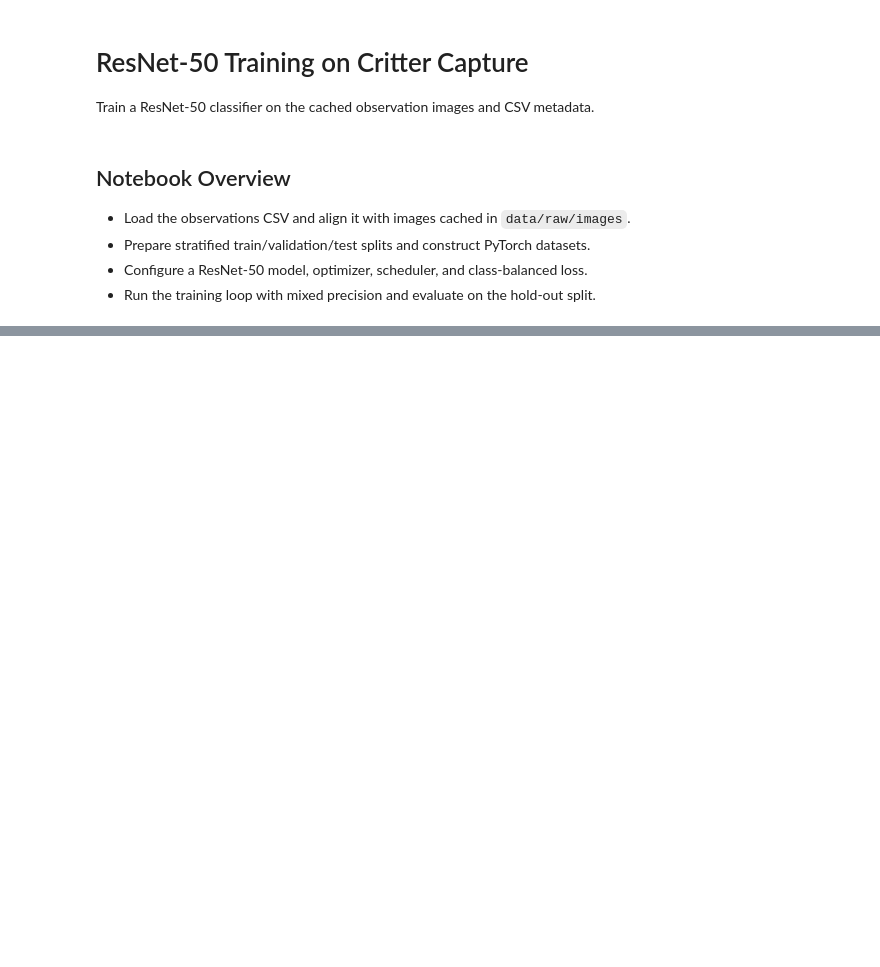
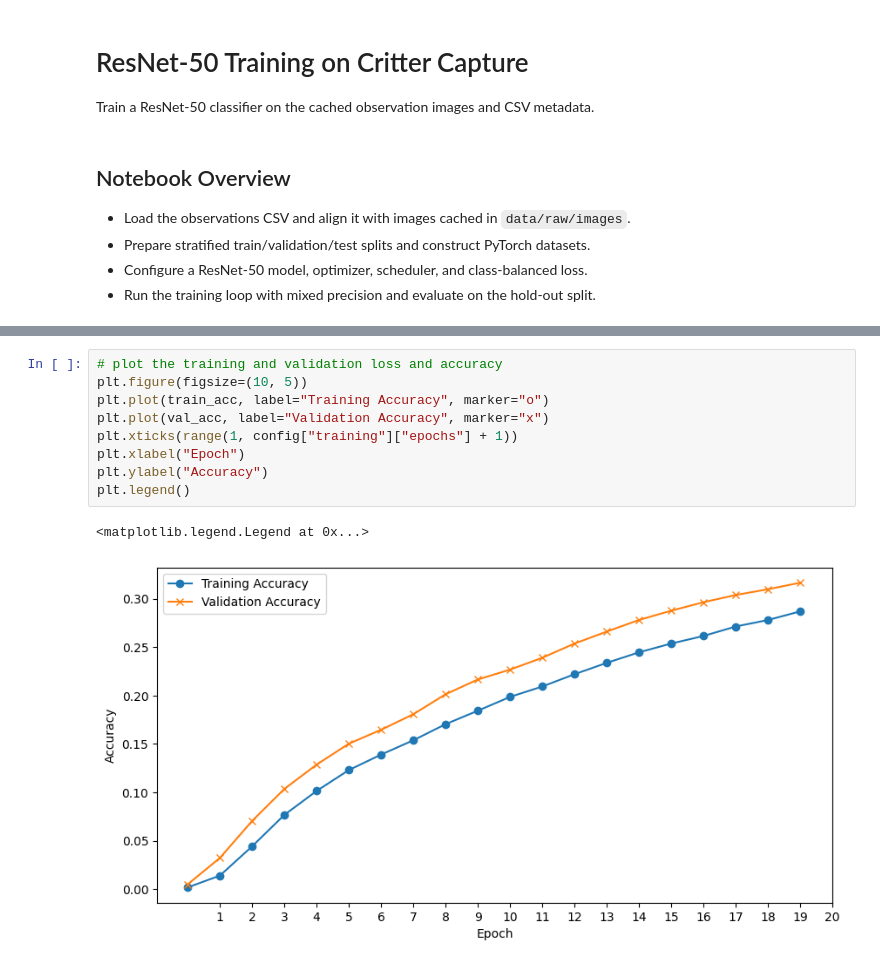
Before and after one commit to prototypeanugrah/critter-capture, a Jupyter notebook: notebooks/train_resnet50.ipynb, the cells around one changed output, grey strips where cells are left out. Drawn from its saved outputs; the diff is of its cells as text; blank space fills up the shorter version.

```diff
--- a/notebooks/train_resnet50.ipynb
+++ b/notebooks/train_resnet50.ipynb
@@ -491,3 +597,15 @@ best_checkpoint, training_history = train_model(
+# %%
+# plot the training and validation loss and accuracy
+plt.figure(figsize=(10, 5))
+plt.plot(train_acc, label="Training Accuracy", marker="o")
+plt.plot(val_acc, label="Validation Accuracy", marker="x")
+plt.xticks(range(1, config["training"]["epochs"] + 1))
+plt.xlabel("Epoch")
+plt.ylabel("Accuracy")
+plt.legend()
+# %% [output]
+<matplotlib.legend.Legend at 0x...>
+[figure, added]
 # %%
 if best_checkpoint is not None:
     model.load_state_dict(best_checkpoint["model"])
```
Also changed, not shown: parts of 19 cells of this notebook.
